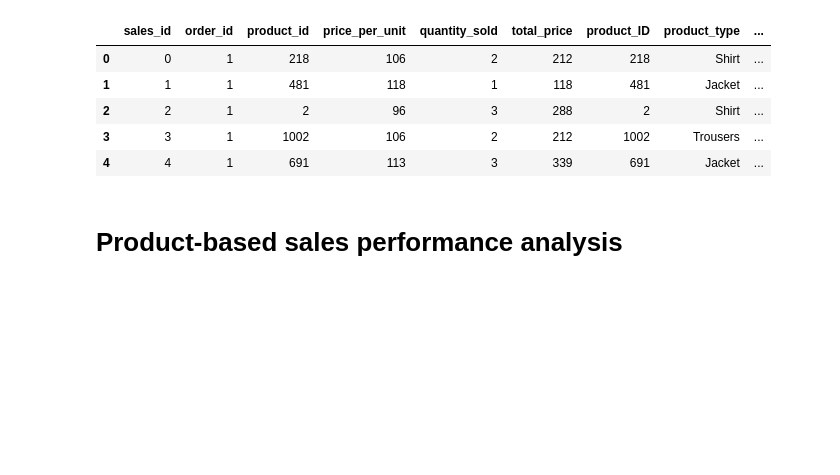
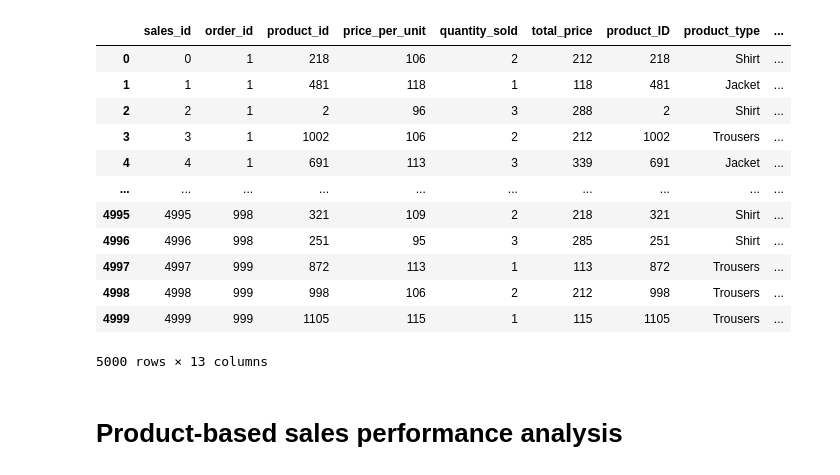
Before and after one commit to zeynepmert/Workintech_data_analysis_graduation_project, a Jupyter notebook: python/Product_Analysis.ipynb, the cells around one changed output. Saved outputs shown, nothing was run; the diff lists cells and outputs as text; code cells hidden in the pictures; blank space fills up the shorter version.

```diff
--- a/python/Product_Analysis.ipynb
+++ b/python/Product_Analysis.ipynb
@@ -18,15 +18,22 @@ products.to_csv(r"C:\Users\rabia\Project_workintech\Workintech_data_analysis_gra
 # %%
 df = sales.merge(products, left_on='product_id', right_on='product_ID', how='left')
 df = df.rename(columns={'quantity_x':'quantity_sold'})
 df = df.rename(columns={'quantity_y':'quantity_product'})
-df.head()
+df
 # %% [output]
 |  | sales_id | order_id | product_id | price_per_unit | quantity_sold | total_price | product_ID | product_type | ... |
 | 0 | 0 | 1 | 218 | 106 | 2 | 212 | 218 | Shirt | ... |
 | 1 | 1 | 1 | 481 | 118 | 1 | 118 | 481 | Jacket | ... |
 | 2 | 2 | 1 | 2 | 96 | 3 | 288 | 2 | Shirt | ... |
 | 3 | 3 | 1 | 1002 | 106 | 2 | 212 | 1002 | Trousers | ... |
 | 4 | 4 | 1 | 691 | 113 | 3 | 339 | 691 | Jacket | ... |
+| ... | ... | ... | ... | ... | ... | ... | ... | ... | ... |
+| 4995 | 4995 | 998 | 321 | 109 | 2 | 218 | 321 | Shirt | ... |
+| 4996 | 4996 | 998 | 251 | 95 | 3 | 285 | 251 | Shirt | ... |
+| 4997 | 4997 | 999 | 872 | 113 | 1 | 113 | 872 | Trousers | ... |
+| 4998 | 4998 | 999 | 998 | 106 | 2 | 212 | 998 | Trousers | ... |
+| 4999 | 4999 | 999 | 1105 | 115 | 1 | 115 | 1105 | Trousers | ... |
+5000 rows × 13 columns
 # %% [markdown]
 # Product-based sales performance analysis
 # %%
```
Also changed, not shown: parts of 38 cells of this notebook, 3 other files.
